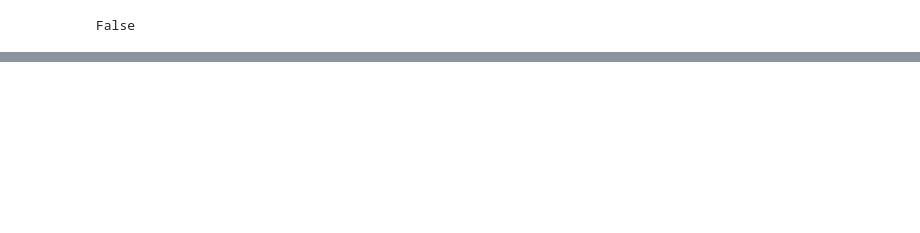
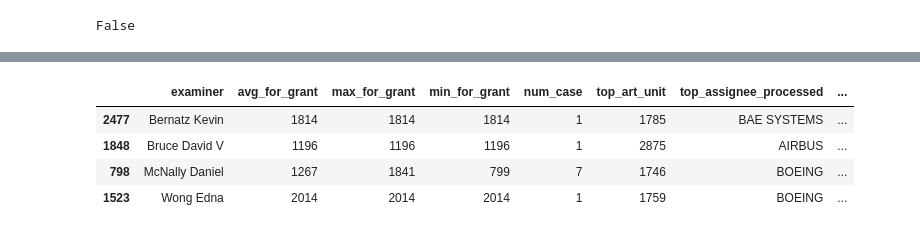
Before and after one commit to chajmz/Dataquest, a Jupyter notebook: Orbit_PEDS.ipynb, the cells around one changed output, grey strips where cells are left out. Cells and saved outputs as stored; diff of their text form; code cells hidden in the pictures; blank space fills up the shorter version.

```diff
--- a/Orbit_PEDS.ipynb
+++ b/Orbit_PEDS.ipynb
@@ -375,0 +371,10 @@ df_exam_s.sample(10)
+# %%
+df_exam_s['num_case'] = df_exam_s['num_case'].astype(int)
+df_exam_s['prefix_art'] = round(df_exam_s['top_art_unit']/100,0)
+df_exam_s.sample(4)
+# %% [output]
+|  | examiner | avg_for_grant | max_for_grant | min_for_grant | num_case | top_art_unit | top_assignee_processed | ... |
+| 2477 | Bernatz Kevin | 1814 | 1814 | 1814 | 1 | 1785 | BAE SYSTEMS | ... |
+| 1848 | Bruce David V | 1196 | 1196 | 1196 | 1 | 2875 | AIRBUS | ... |
+| 798 | McNally Daniel | 1267 | 1841 | 799 | 7 | 1746 | BOEING | ... |
+| 1523 | Wong Edna | 2014 | 2014 | 2014 | 1 | 1759 | BOEING | ... |
```
Also changed, not shown: parts of 20 cells of this notebook.
